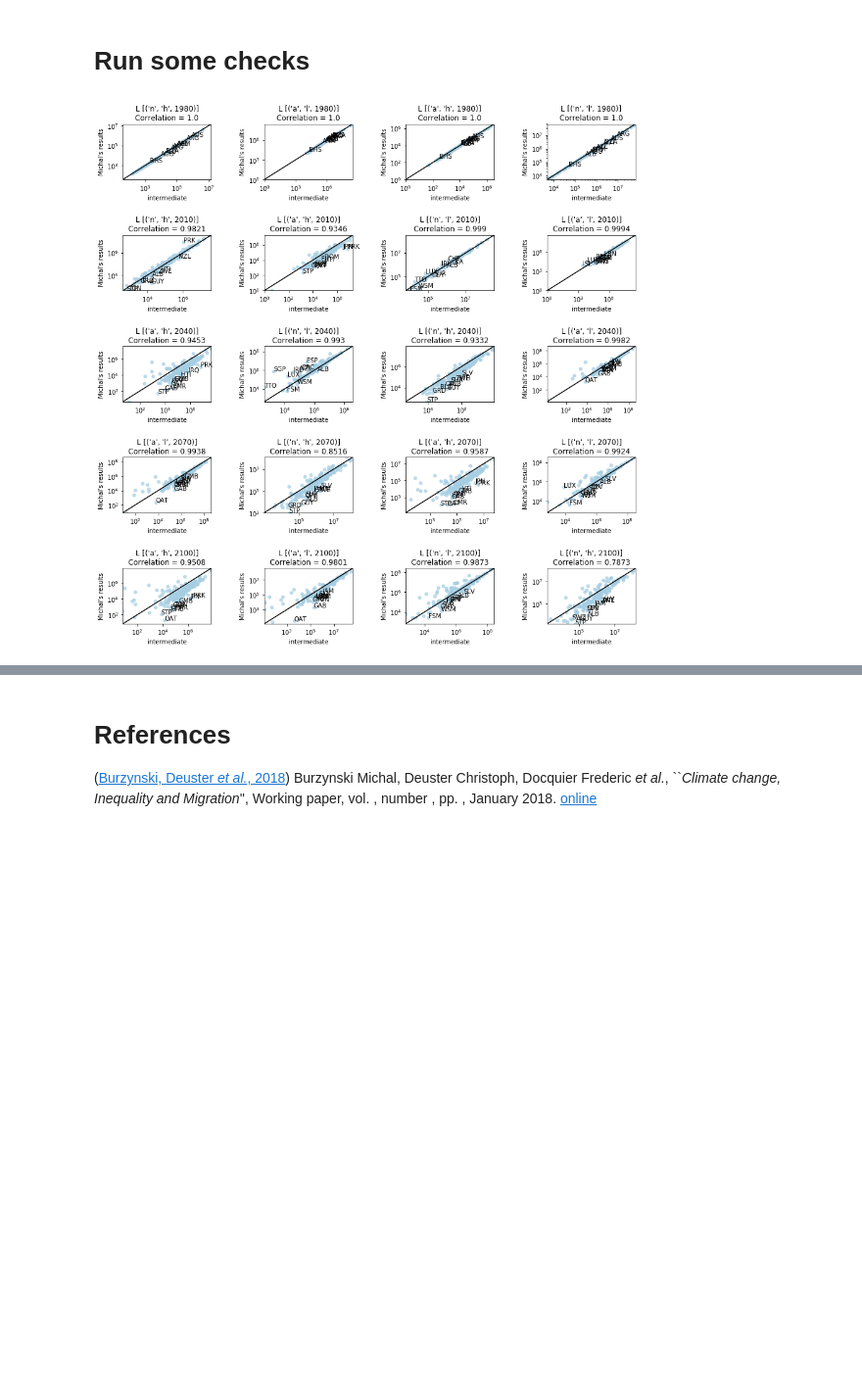
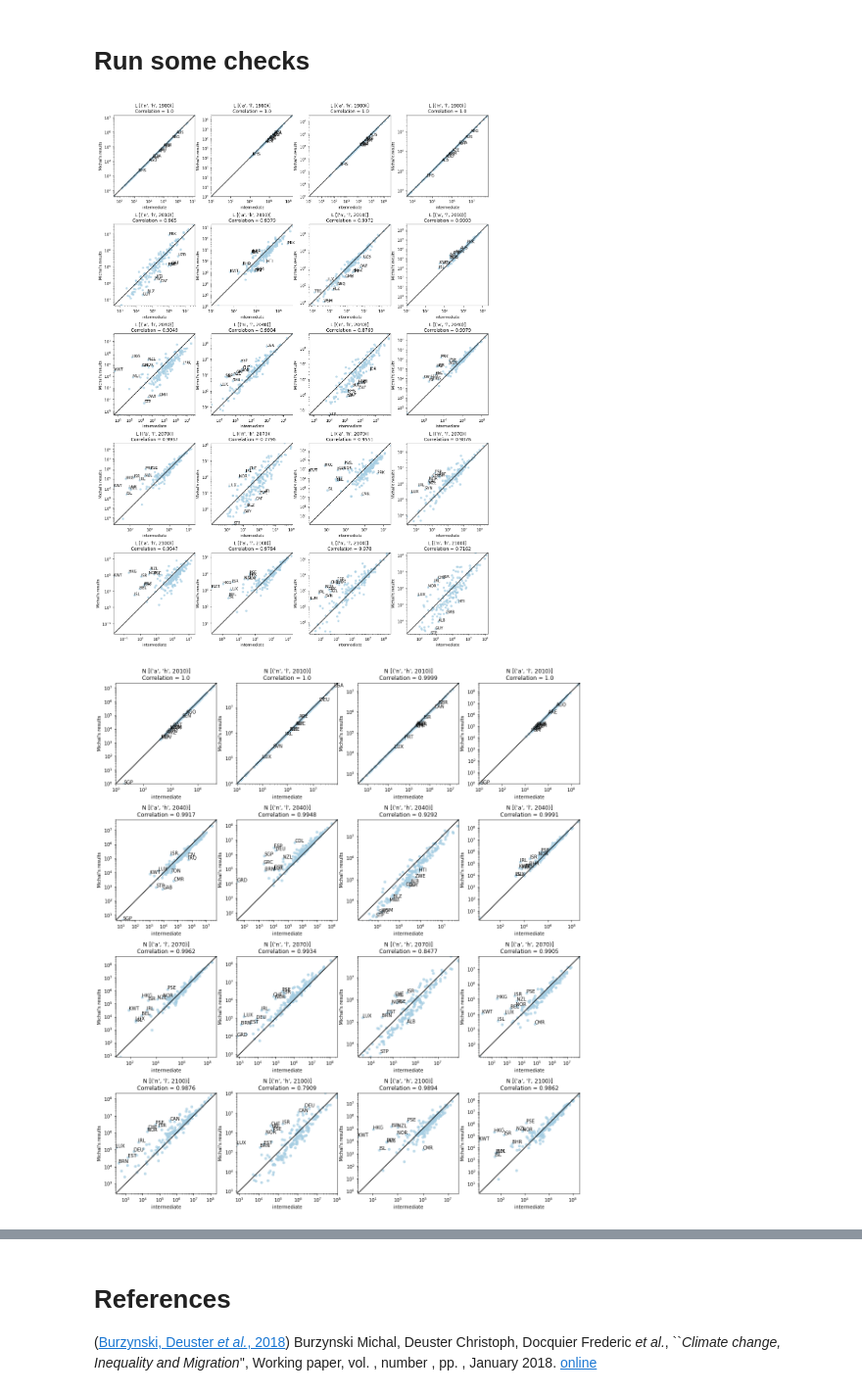
Before and after one commit to hscheewel/GeographyOfClimateMigration, a Jupyter notebook: model.ipynb, the cells around one changed output, grey strips where cells are left out. Shown at 98% size. Drawn from its saved outputs; the diff is of its cells as text; code cells hidden in the pictures; blank space fills up the shorter version.

```diff
--- a/model.ipynb
+++ b/model.ipynb
@@ -41,14 +41,14 @@ class model:
                  name, # name of the model instance
                  σ={'a': math.inf, 'n': 2.0}, # elasticity of substitution
                  μ=1.4, # 1/elasticity of mig. to wages
-                 B=0.5, # income loss due to forced discplacement
+                 χ={'d': 0.0, 'f': 0.5}, # income loss due to forced discplacement
                  τ={'a': 0.0, 'n': 0.0}, # utility loss due to CLC
                  tol=1e-10, # tolerance parameter
                  inputs='inputs.xlsx', # input of data
                  scenario='intermediate',
                  south_south_mig = True): # climate change scenario
 
-        self.σ, self.τ, self.μ, self.B, self.tol  = σ, τ, μ, B, tol
+        self.σ, self.τ, self.μ, self.χ, self.tol  = σ, τ, μ, χ, tol
 
         self.name = name
 
@@ -224,7 +224,7 @@ model.calib_epsilon = calib_epsilon
 ### Calibration of migration costs
 # %%
 def calib_migcosts(self):
-    σ, μ, B = self.σ, self.μ, self.B
+    σ, μ = self.σ, self.μ
     τ, ε, κ, Γ__η_bar = self.τ, self.ε, self.κ, self.Γ__η_bar
     tol = self.tol
     γ = self.γ
@@ -350,10 +350,7 @@ def calib_migcosts(self):
 
     def c_cal(r, s, b, t):
         ''' Consumption '''
-        B = self.B
-        if b == 'd':
-            B = 0
-        return((1-B) * self.w[(r, s, t)] )
+        return(self.w[(r, s, t)])
 
 
     def v_cal(r, s, b, t):
@@ -432,7 +429,7 @@ model.fertility = fertility
 # %%
 def simulate(self, max_iter=150, report=False, report_from=0):
     """ Load  parameters """
-    σ, μ, B = self.σ, self.μ, self.B
+    σ, μ= self.σ, self.μ
     τ, ε, κ, Γ__η_bar = self.τ, self.ε, self.κ, self.Γ__η_bar
     tol = self.tol
     γ = self.γ
@@ -441,7 +438,6 @@ def simulate(self, max_iter=150, report=False, report_from=0):
 
     t = 1980
     # Create empty dataframes
-    #self.N = self.MidxDataFrame([R, S, [t]])
     self.mii = self.MidxDataFrame([R, S, BB, [t]])
     self.mij = self.MidxDataFrame([R, S, BB, list(T), list(self.countries)])
     self.Ms = self.MidxDataFrame([R, S, BB, [2010]])
@@ -494,10 +490,7 @@ def simulate(self, max_iter=150, report=False, report_from=0):
 
     def c_fun(r, s, b, t):
         ''' Consumption '''
-        B = self.B
-        if b == 'd':
-            B = 0
-        return((1-B) * self.w[(r, s, t)] )
+        return(self.w[(r, s, t)] )
 
 
     def v_fun(r, s, b, t):
@@ -507,12 +500,13 @@ def simulate(self, max_iter=150, report=False, report_from=0):
     def mii_fun(r, s, b, t):
         ''' Internal emigrant to stayer ratio '''
         rprime = set(R).difference(r).pop()
-        return(((self.v[(rprime, s, 'd', t)]/self.v[(r, s, b, t)])*(1-self.xii[(r, s)]))**(1/μ))
+        return(((self.v[(rprime, s, 'd', t)]/self.v[(r, s, b, t)])
+                *( (1-self.xii[(r, s)])/(1-self.χ[b])))**(1/μ))
 
     def mij_fun(r, s, b, t):
         ''' International emigrant to stayer ratio'''
         return(np.array(np.outer(self.v[('n',s,'d',t)],1/self.v[(r,s,b,t)])**(1/μ)\
-             * (1-self.xij[(r,s)])**(1/μ) * (1-np.diag(np.ones(len(self.countries))))))
+             * ((1-self.xij[(r,s)])/(1-self.χ[b]))**(1/μ) * (1-np.diag(np.ones(len(self.countries))))))
 
     def Ms_fun(r, s, b, t):
         """ Stayers """
@@ -994,21 +982,22 @@ for t in T[1:]:
         for s in S:
             mx.resident_split(r,s,t)
 # %%
-def compare_models(model1, model2, var ='all', annotate_largest=10 ,size=15,fit_reg = False, cols=4):
+def compare_models(model1, model2, var ='all', annotate_largest=10 ,size=18,fit_reg = False, cols=4):
     def plot_scatter(model1,model2,i):
         elem = model1.__dict__[i]
         if isinstance(elem, pd.DataFrame):
             tuples = set(list(model1.__dict__[i])).intersection(set(list(model2.__dict__[i])))
             tuples = sorted(list(tuples), key=lambda item: item[len(list(tuples)[0])-1])
 
-            fig = plt.figure(figsize=(size, size))
-            fig.subplots_adjust(hspace=1, wspace=.6)
+            fig = plt.figure(figsize=(size, math.ceil(len(tuples)/cols)*size/cols))
+            plt.tight_layout()
+            plt.subplots_adjust(top=1)
             count = 1
             for tup in tuples:
 
                 y = model1.__dict__[i][tup]
                 x = model2.__dict__[i][tup]
-                fig.add_subplot(math.ceil(len(tuples)/cols), cols, count)
+                fig.add_subplot(math.ceil(len(tuples)/cols), cols, count,aspect='equal')
                 count += 1
                 sns.regplot(x, y,
                             fit_reg = fit_reg,
@@ -1016,7 +1005,7 @@ def compare_models(model1, model2, var ='all', annotate_largest=10 ,size=15,fit_
                             scatter_kws={'s': 25, 'alpha': 0.7}
                             )
                 for c in model1.countries:
-                    largest_diff = ((x/y-1)**2).nlargest(annotate_largest)
+                    largest_diff = ((x/y-1)**2 + (y/x-1)**2).nlargest(annotate_largest)
                     if c in list(largest_diff.index):
                         plt.annotate(model1.iso.loc[c], (x.loc[c], y.loc[c]))
                 lims = [min(x.append(y)), max(x.append(y))]
@@ -1039,7 +1028,10 @@ def compare_models(model1, model2, var ='all', annotate_largest=10 ,size=15,fit_
 
     else:
         plot_scatter(model1,model2,var)
-# %%
-compare_models(m0,m4,'L')
-# %% [output]
-[figure, removed]
+# %%
+compare_models(m0,m1,'L')
+compare_models(m0,m1,'N')
+compare_models(m0,m1,'u')
+# %% [output]
+[figure, added]
+[figure, added]
```
Also changed, not shown: parts of 3 cells of this notebook.
